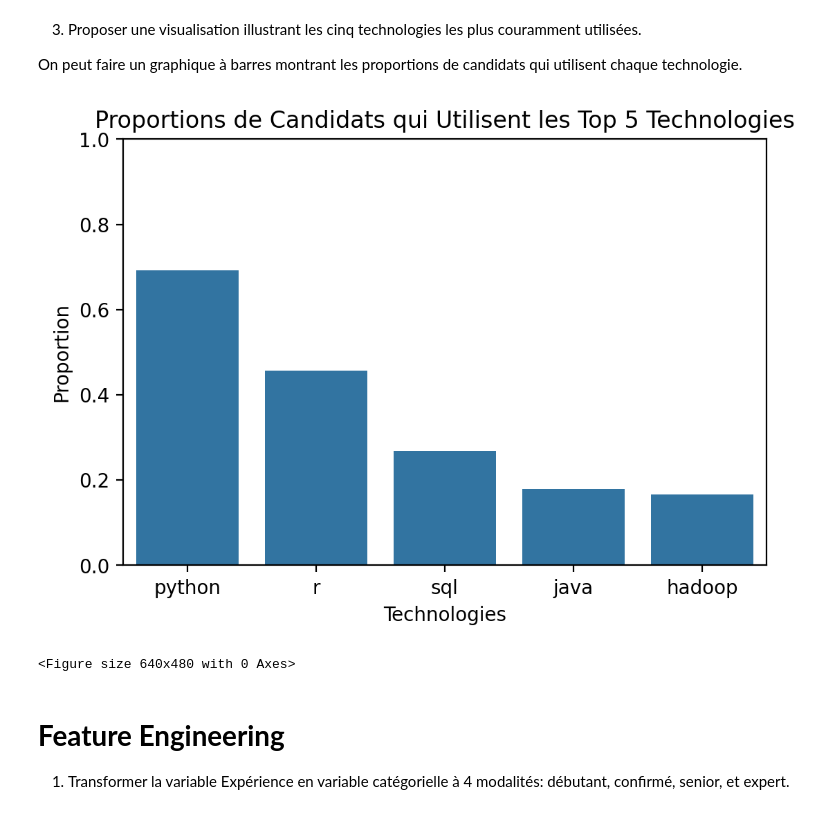
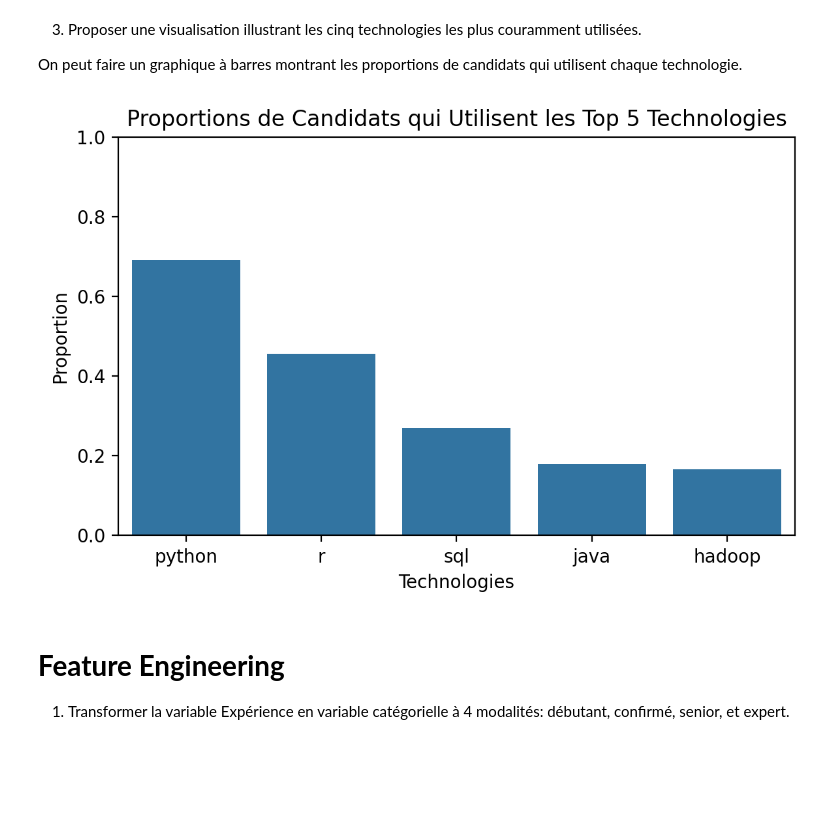
Before and after one commit to hfawal/equancy-intern-test, a Jupyter notebook: Equancy_Intern_Test_Hady_Fawal.ipynb, the cells around one changed output. Saved outputs shown, nothing was run; the diff lists cells and outputs as text; code cells hidden in the pictures; blank space fills up the shorter version.

Commit message:
Fixed figure saving issue

```diff
--- a/Equancy_Intern_Test_Hady_Fawal.ipynb
+++ b/Equancy_Intern_Test_Hady_Fawal.ipynb
@@ -158,21 +158,21 @@ On peut faire un graphique à barres montrant les proportions de candidats qui u
 # %%
 # Compter les technologies.
 tech_counts = technologies.sum(axis=0)
 tech_proportions = tech_counts.sort_values(ascending=False) / len(data)
 tech_top_5 = tech_proportions[0:5]
 
 # Montrer les proportions dans un graphique à barres.
 fig = plt.figure(figsize=(6, 4), dpi=200)
 axes = sb.barplot(data=tech_top_5)
 axes.set_title("Proportions de Candidats qui Utilisent les Top 5 Technologies")
 axes.set_ylim([0, 1])
 axes.set_ylabel("Proportion")
 fig.add_axes(axes)
+fig.tight_layout()
 plt.show()
-plt.savefig("proportion_technologies.png")
+fig.savefig("proportion_technologies.png")
 # %% [output]
-[figure, old version]
+[figure, new version]
-<Figure size 640x480 with 0 Axes>
 # %% [markdown]
 # **Feature Engineering**
 
```
Also changed, not shown: parts of 7 cells of this notebook, 2 other files.
